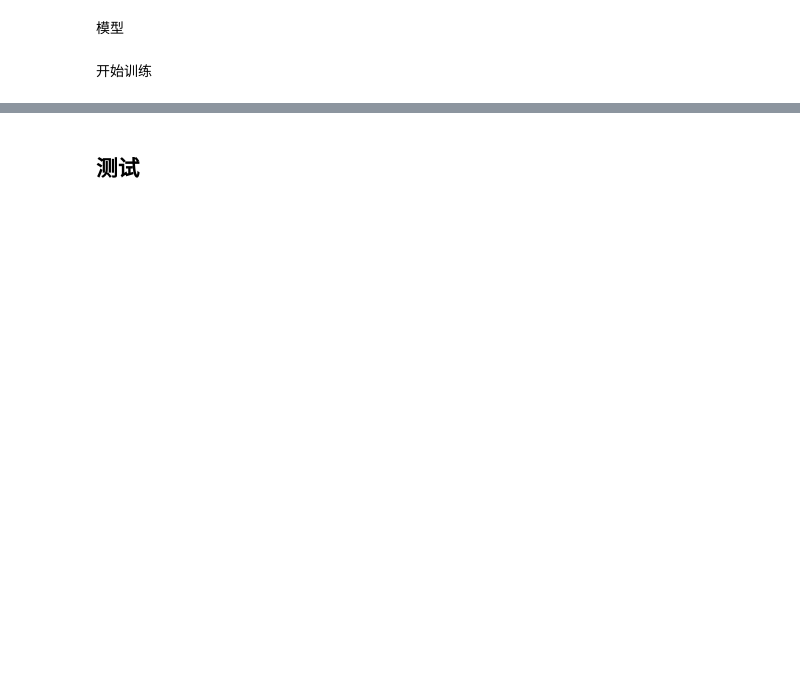
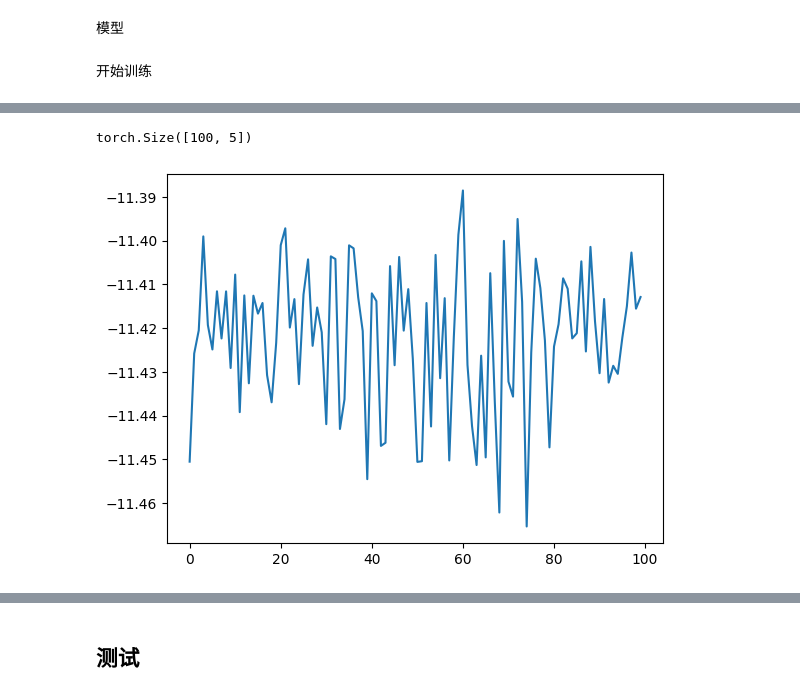
Before and after one commit to ziyuezhao1/ddpm, a Jupyter notebook: DDPMnew.ipynb, the cells around one changed output, grey strips where cells are left out. Drawn from its saved outputs; the diff is of its cells as text; code cells hidden in the pictures; blank space fills up the shorter version.

```diff
--- a/DDPMnew.ipynb
+++ b/DDPMnew.ipynb
@@ -861,0 +809,12 @@ plt.show()
+# %%
+from logging import StringTemplateStyle
+# for timestep=9, plot the average loss function for different batchs
+timesteps_list=[i for i in range(0,epochs)]
+a=loss_batch_average.mean(2)
+print(a.shape)
+plt.figure()
+plt.plot(timesteps_list,a[:,4].detach().numpy())
+plt.show()
+# %% [output]
+torch.Size([100, 5])
+[figure, added]
```
Also changed, not shown: parts of 43 cells of this notebook.
